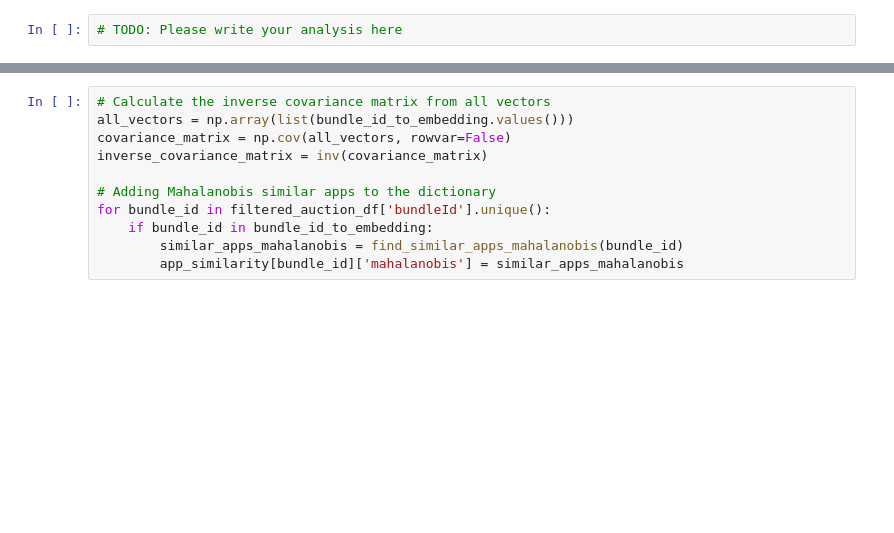
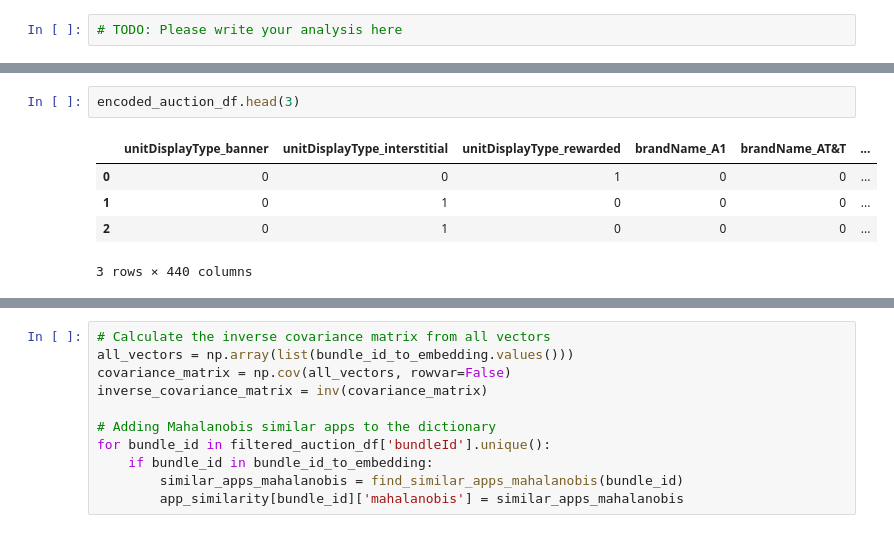
Before and after one commit to almogklein/pgdl, a Jupyter notebook: nb/sql1.ipynb, the cells around one changed output, grey strips where cells are left out. Drawn from its saved outputs; the diff is of its cells as text; blank space fills up the shorter version.

```diff
--- a/nb/sql1.ipynb
+++ b/nb/sql1.ipynb
@@ -306,0 +359,8 @@ plot_sorted_by_price_distribution(filtered_auction_df,
+# %%
+encoded_auction_df.head(3)
+# %% [output]
+|  | unitDisplayType_banner | unitDisplayType_interstitial | unitDisplayType_rewarded | brandName_A1 | brandName_AT&T | ... |
+| 0 | 0 | 0 | 1 | 0 | 0 | ... |
+| 1 | 0 | 1 | 0 | 0 | 0 | ... |
+| 2 | 0 | 1 | 0 | 0 | 0 | ... |
+3 rows × 440 columns
```
Also changed, not shown: parts of 30 cells of this notebook.
